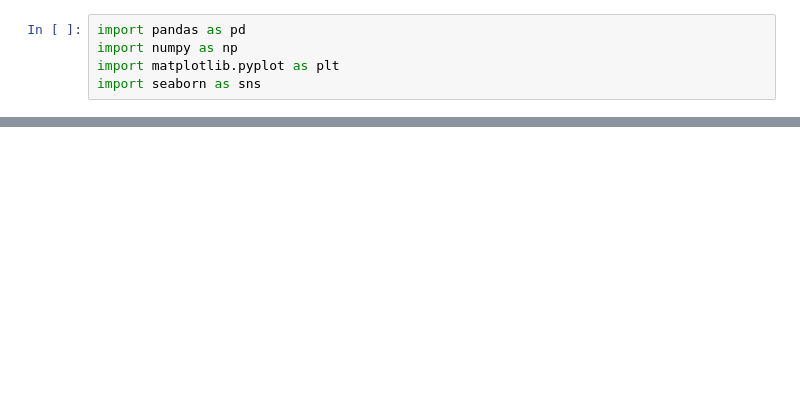
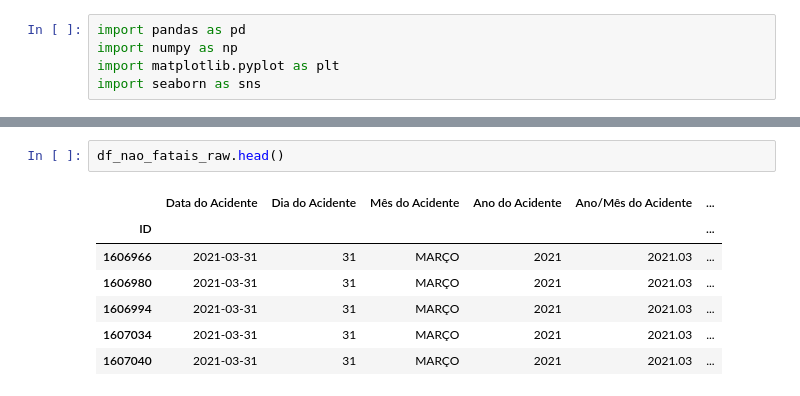
Before and after one commit to renatolotto/Projeto-TERA-Data-Science---Acidentes-Motocicletas, a Jupyter notebook: ETL2_Acidentes.ipynb, the cells around one changed output, grey strips where cells are left out. Saved outputs shown, nothing was run; the diff lists cells and outputs as text; blank space fills up the shorter version.

```diff
--- a/ETL2_Acidentes.ipynb
+++ b/ETL2_Acidentes.ipynb
@@ -190,0 +29,10 @@ df_acidentes_moto_sp.to_csv('df_acidentes_moto_sp.csv')
+# %%
+df_nao_fatais_raw.head()
+# %% [output]
+|  | Data do Acidente | Dia do Acidente | Mês do Acidente | Ano do Acidente | Ano/Mês do Acidente | ... |
+| ID |  |  |  |  |  | ... |
+| 1606966 | 2021-03-31 | 31 | MARÇO | 2021 | 2021.03 | ... |
+| 1606980 | 2021-03-31 | 31 | MARÇO | 2021 | 2021.03 | ... |
+| 1606994 | 2021-03-31 | 31 | MARÇO | 2021 | 2021.03 | ... |
+| 1607034 | 2021-03-31 | 31 | MARÇO | 2021 | 2021.03 | ... |
+| 1607040 | 2021-03-31 | 31 | MARÇO | 2021 | 2021.03 | ... |
```
Also changed, not shown: parts of 90 cells of this notebook, 3 other files.
